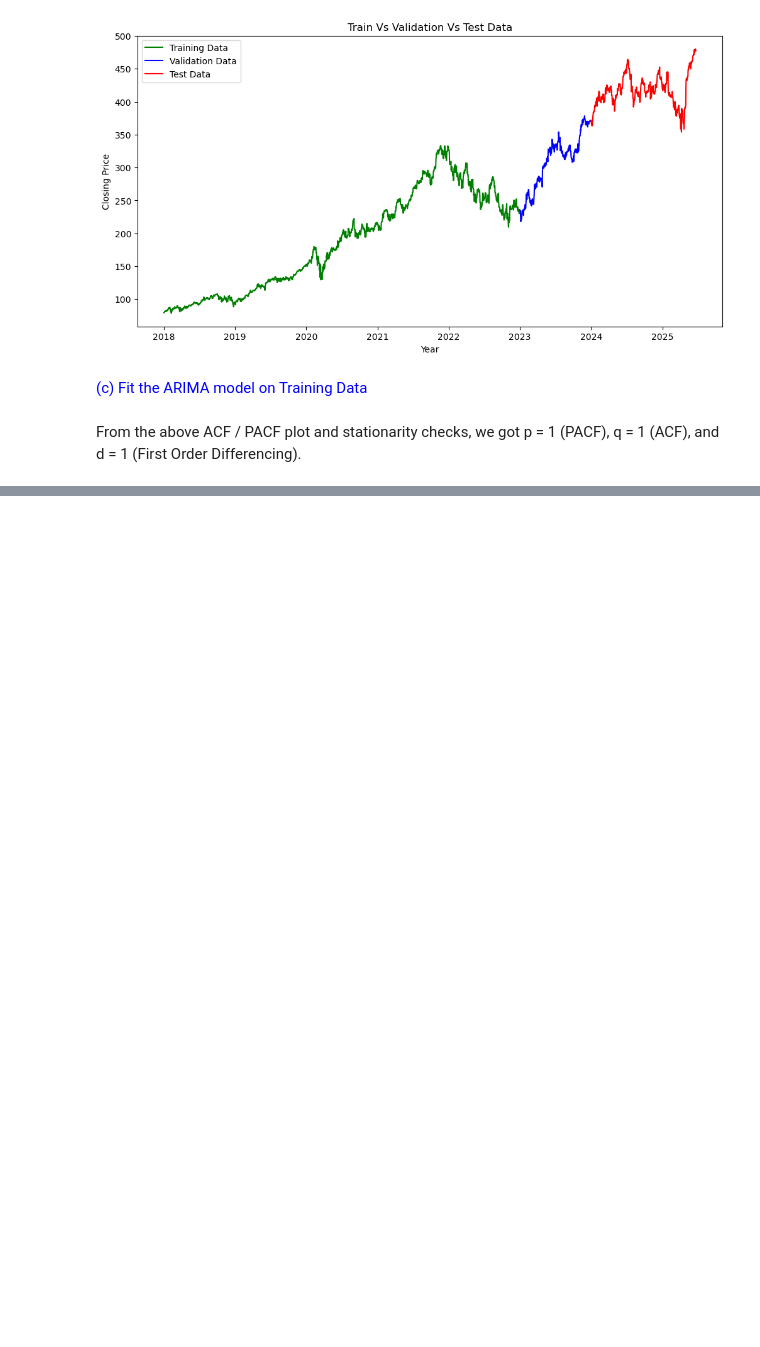
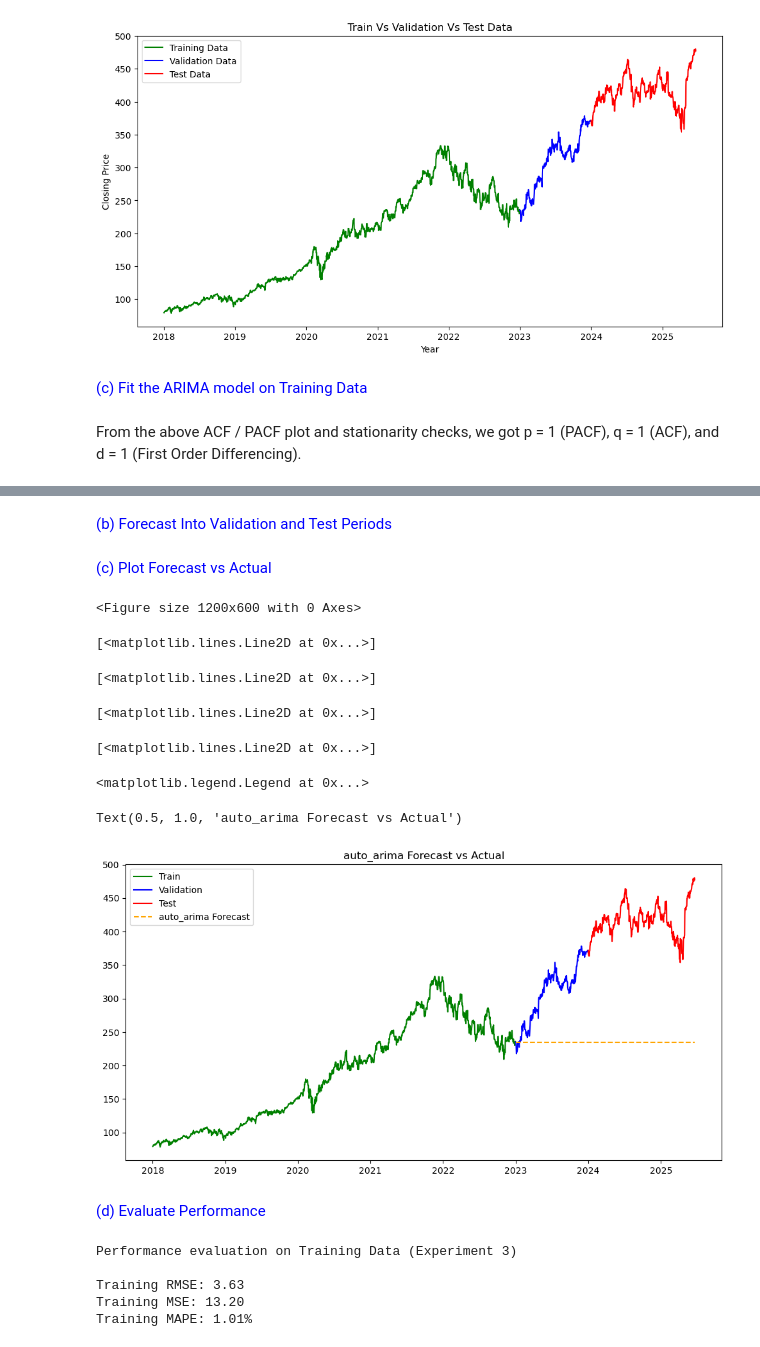
Before and after one commit to reemikadas/Time-Series-Analysis-of-Microsoft-Stock, a Jupyter notebook: Time Series Analysis of Microsoft Stock.ipynb, the cells around one changed output, grey strips where cells are left out. Drawn from its saved outputs; the diff is of its cells as text; code cells hidden in the pictures; blank space fills up the shorter version.

```diff
--- a/Time Series Analysis of Microsoft Stock.ipynb
+++ b/Time Series Analysis of Microsoft Stock.ipynb
@@ -804,0 +1205,6 @@ Warnings:
+# %%
+import warnings
+warnings.simplefilter("ignore")
+
+# Initialize the Auto ARIMA Model
+auto_arima_model = auto_arima(df_train['close'], seasonal = False, stepwise = True)
@@ -804,0 +1232,60 @@ Warnings:
+# %% [markdown]
+<font color = "blue">(b) Forecast Into Validation and Test Periods</font>
+# %%
+# Fit the Model
+auto_arima_model_fit = auto_arima_model.fit(df_train['close'])
+
+# Forecast steps
+val_steps = len(df_val)
+test_steps = len(df_test)
+total_steps = val_steps + test_steps
+
+# Forecast
+auto_arima_model_forecast = auto_arima_model.predict(n_periods=total_steps)
+forecast_auto_index = pd.date_range(start=df_val.index[0], periods=total_steps, freq='D')
+# %% [markdown]
+<font color = "blue">(c) Plot Forecast vs Actual</font>
+# %%
+plt.figure(figsize=(12,6))
+plt.plot(df_train['close'], label='Train', color = "green")
+plt.plot(df_val['close'], label='Validation', color = "blue")
+plt.plot(df_test['close'], label='Test', color = "red")
+plt.plot(forecast_auto_index, auto_arima_model_forecast, label='auto_arima Forecast', linestyle='--', color = "orange")
+plt.legend()
+plt.title("auto_arima Forecast vs Actual")
+plt.show()
+# %% [output]
+<Figure size 1200x600 with 0 Axes>
+[<matplotlib.lines.Line2D at 0x...>]
+[<matplotlib.lines.Line2D at 0x...>]
+[<matplotlib.lines.Line2D at 0x...>]
+[<matplotlib.lines.Line2D at 0x...>]
+<matplotlib.legend.Legend at 0x...>
+Text(0.5, 1.0, 'auto_arima Forecast vs Actual')
+[figure, added]
+# %% [markdown]
+<font color = "blue">(d) Evaluate Performance</font>
+# %%
+print("Performance evaluation on Training Data (Experiment 3)")
+print(" ")
+
+# Evaluation on Training Set
+train_forecast = auto_arima_model.predict_in_sample()
+
+# 1. RMSE
+train_rmse = np.sqrt(mean_squared_error(df_train['close'], train_forecast))
+print(f"Training RMSE: {train_rmse:.2f}")
+
+# 2. MSE
+train_mse = mean_squared_error(df_train['close'], train_forecast)
+print(f"Training MSE: {train_mse:.2f}")
+
+# 3. MAPE
+train_mape = mean_absolute_percentage_error(df_train['close'], train_forecast)
+print(f"Training MAPE: {train_mape:.2f}%")
+# %% [output]
+Performance evaluation on Training Data (Experiment 3)
+
+Training RMSE: 3.63
+Training MSE: 13.20
+Training MAPE: 1.01%
```
Also changed, not shown: parts of 86 cells of this notebook, 1 other file.
